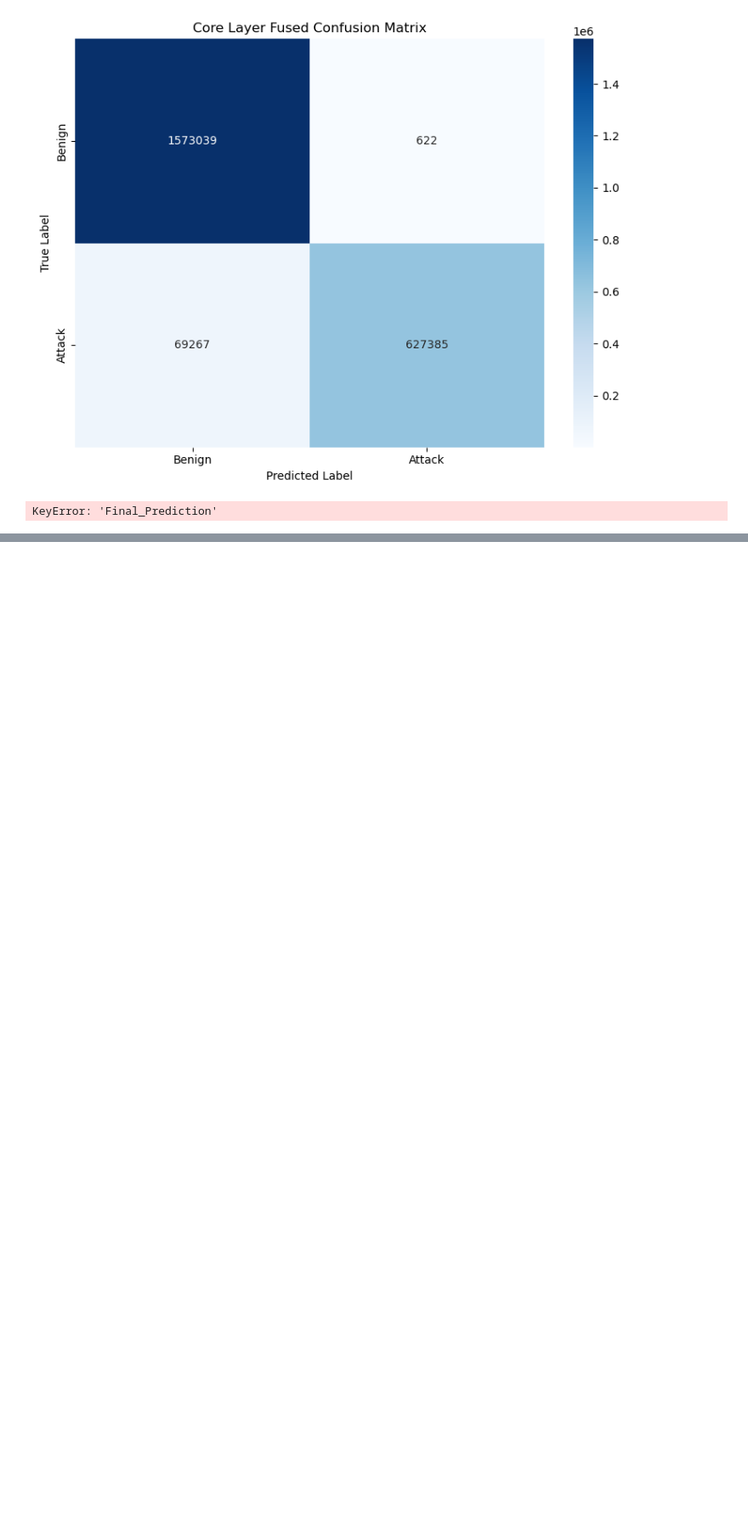
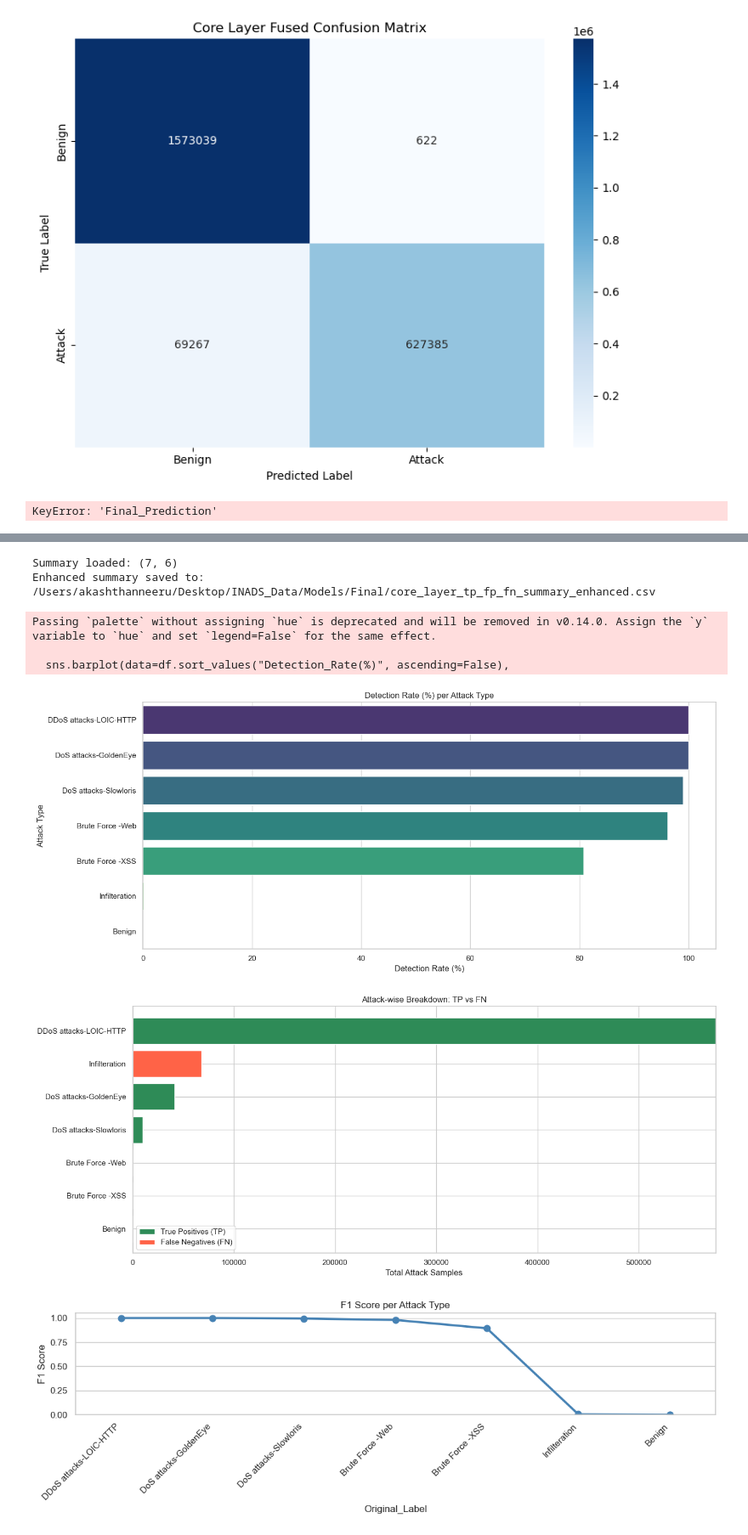
Before and after one commit to Vardhan-225/INADS, a Jupyter notebook: Notebooks/Revised Approach/Core_Layer.ipynb, the cells around one changed output, grey strips where cells are left out. Shown at 85% size. Drawn from its saved outputs; the diff is of its cells as text; code cells hidden in the pictures; blank space fills up the shorter version.

```diff
--- a/Notebooks/Revised Approach/Core_Layer.ipynb
+++ b/Notebooks/Revised Approach/Core_Layer.ipynb
@@ -732,0 +1236,80 @@ KeyError: 'Final_Prediction'
+# %%
+import pandas as pd
+import matplotlib.pyplot as plt
+import seaborn as sns
+
+# Set seaborn style
+sns.set(style="whitegrid")
+
+# -------------------------------
+# Load existing TP/FP/FN summary
+# -------------------------------
+summary_path = "/Users/akashthanneeru/Desktop/INADS_Data/Models/Final/core_layer_tp_fp_fn_summary.csv"
+df = pd.read_csv(summary_path)
+print("Summary loaded:", df.shape)
+
+# -------------------------------
+# Derive Key Metrics
+# -------------------------------
+df["Total_Attacks"] = df["TP"] + df["FN"]
+df["Detection_Rate(%)"] = round(100 * df["TP"] / df["Total_Attacks"], 2)
+df["False_Positive_Rate(%)"] = round(100 * df["FP"] / (df["TP"] + df["FP"] + 1e-6), 2)
+
+# Optional: F1 Score
+df["Precision"] = df["TP"] / (df["TP"] + df["FP"] + 1e-6)
+df["Recall"] = df["TP"] / (df["TP"] + df["FN"] + 1e-6)
+df["F1_Score"] = round(2 * df["Precision"] * df["Recall"] / (df["Precision"] + df["Recall"] + 1e-6), 4)
+
+# Save enhanced version
+enhanced_path = summary_path.replace(".csv", "_enhanced.csv")
+df.to_csv(enhanced_path, index=False)
+print(f"Enhanced summary saved to: {enhanced_path}")
+
+# -------------------------------
+# Barplot: Detection Rate (%)
+# -------------------------------
+plt.figure(figsize=(14, 6))
+sns.barplot(data=df.sort_values("Detection_Rate(%)", ascending=False),
+            x="Detection_Rate(%)", y="Original_Label", palette="viridis")
+plt.title("Detection Rate (%) per Attack Type")
+plt.xlabel("Detection Rate (%)")
+plt.ylabel("Attack Type")
+plt.xlim(0, 105)
+plt.tight_layout()
+plt.show()
+
+# -------------------------------
+# Stacked Bar: TP vs FN
+# -------------------------------
+df_stacked = df.sort_values("Total_Attacks", ascending=False)
+plt.figure(figsize=(14, 6))
+plt.barh(df_stacked["Original_Label"], df_stacked["TP"], color="seagreen", label="True Positives (TP)")
+plt.barh(df_stacked["Original_Label"], df_stacked["FN"], left=df_stacked["TP"], color="tomato", label="False Negatives (FN)")
+plt.xlabel("Total Attack Samples")
+plt.title("Attack-wise Breakdown: TP vs FN")
+plt.legend()
+plt.gca().invert_yaxis()
+plt.tight_layout()
+plt.show()
+
+# -------------------------------
+# Plot: F1 Score
+# -------------------------------
+plt.figure(figsize=(12, 4))
+sns.pointplot(data=df.sort_values("F1_Score", ascending=False),
+              x="Original_Label", y="F1_Score", color="steelblue", marker="o")
+plt.xticks(rotation=45, ha="right")
+plt.title("F1 Score per Attack Type")
+plt.ylabel("F1 Score")
+plt.ylim(0.0, 1.05)
+plt.tight_layout()
+plt.show()
+# %% [output]
+Summary loaded: (7, 6)
+Enhanced summary saved to: /Users/akashthanneeru/Desktop/INADS_Data/Models/Final/core_layer_tp_fp_fn_summary_enhanced.csv
+Passing `palette` without assigning `hue` is deprecated and will be removed in v0.14.0. Assign the `y` variable to `hue` and set `legend=False` for the same effect.
+
+  sns.barplot(data=df.sort_values("Detection_Rate(%)", ascending=False),
+[figure, added]
+[figure, added]
+[figure, added]
```
Also changed, not shown: parts of 15 cells of this notebook, 9 other files.
